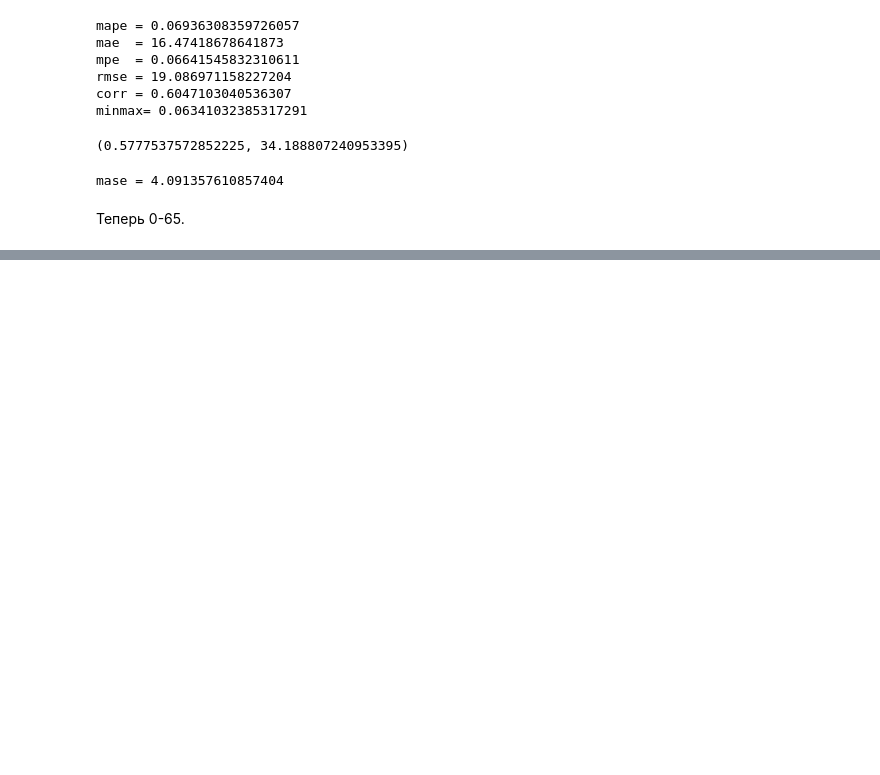
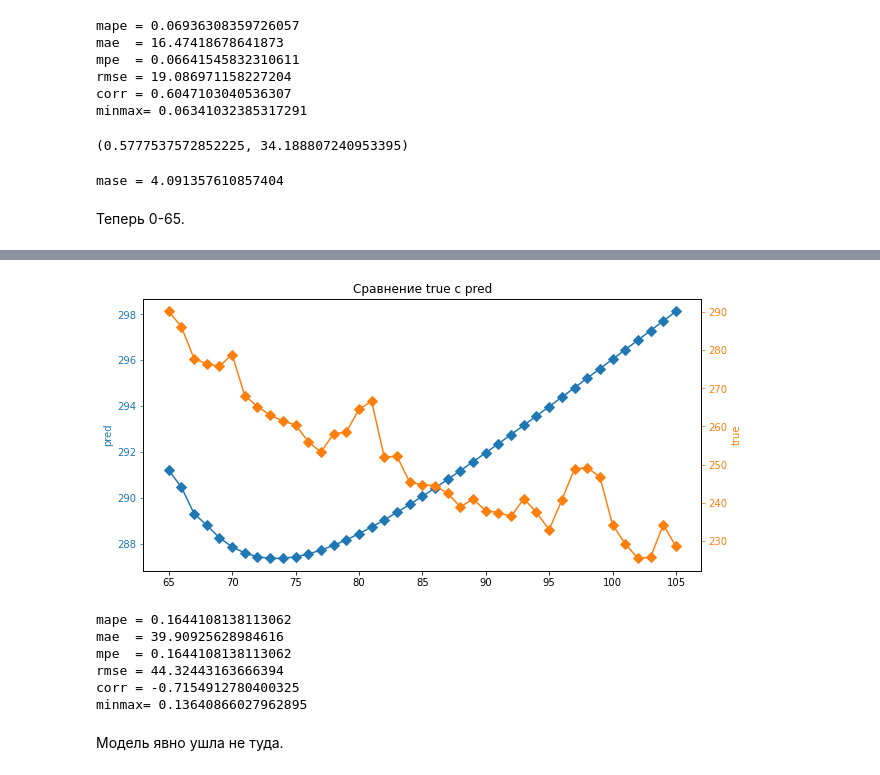
Before and after one commit to Yakushev2022/Time-series, a Jupyter notebook: Models/ARIMA/stock_ARIMA.ipynb, the cells around one changed output, grey strips where cells are left out. Saved outputs shown, nothing was run; the diff lists cells and outputs as text; code cells hidden in the pictures; blank space fills up the shorter version.

```diff
--- a/Models/ARIMA/stock_ARIMA.ipynb
+++ b/Models/ARIMA/stock_ARIMA.ipynb
@@ -300,0 +364,5 @@ mase = 4.091357610857404
+# %%
+y_pred = pd.Series(model.forecast(41)[0], index = df.value[65:].index)
+y_true = df.value[65:]
+print(np.array(y_pred).astype(np.uint8))
+print(np.array(y_true))
@@ -300,0 +381,37 @@ mase = 4.091357610857404
+# %%
+fig, ax = plt.subplots(figsize=(10,5))
+ax=y_pred.plot(marker="D", ms=7, color='C0', label ='pred')
+ax2 = ax.twinx()
+ax2=y_true.plot( marker="D", ms=7, color='C1', label ='true')
+ax.tick_params(axis="y", colors="C0")
+ax2.tick_params(axis="y", colors="C1")
+ax.set_ylabel('pred', color="C0")
+ax2.set_ylabel('true', color="C1")
+plt.title('Сравнение true c pred')
+plt.show()
+# %% [output]
+[figure, added]
+# %%
+mape = np.mean(np.abs(y_pred-y_true)/np.abs(y_true)) # Средняя абсолютная процентная ошибка
+mae  = np.mean(np.abs(y_pred-y_true))                # Средняя абсолютная ошибка
+mpe  = np.mean((y_pred-y_true)/(y_true))             # Средняя процентная ошибка
+rmse = np.mean((y_pred-y_true)**2)**.5               # Среднеквадратичное значение
+corr = np.corrcoef(y_pred, y_true)[0,1]              # Коэф. корреляции
+mins = np.amin(np.hstack([y_pred[:, None], y_true[:, None]]), axis=1) #
+maxs = np.amax(np.hstack([y_pred[:, None], y_true[:, None]]), axis=1) #
+minmax = 1-np.mean(mins/maxs)                        # mimax чем ближе к 1, тем меньше разница между реальным и предсказанием
+print('mape =' ,mape,'\n'
+      'mae  =', mae,'\n'
+      'mpe  =', mpe, '\n'
+      'rmse =', rmse, '\n'
+      'corr =', corr, '\n'
+      'minmax=', minmax)
+# %% [output]
+mape = 0.1644108138113062
+mae  = 39.90925628984616
+mpe  = 0.1644108138113062
+rmse = 44.32443163666394
+corr = -0.7154912780400325
+minmax= 0.13640866027962895
+# %% [markdown]
+Модель явно ушла не туда.
```
Also changed, not shown: parts of 3 cells of this notebook.
